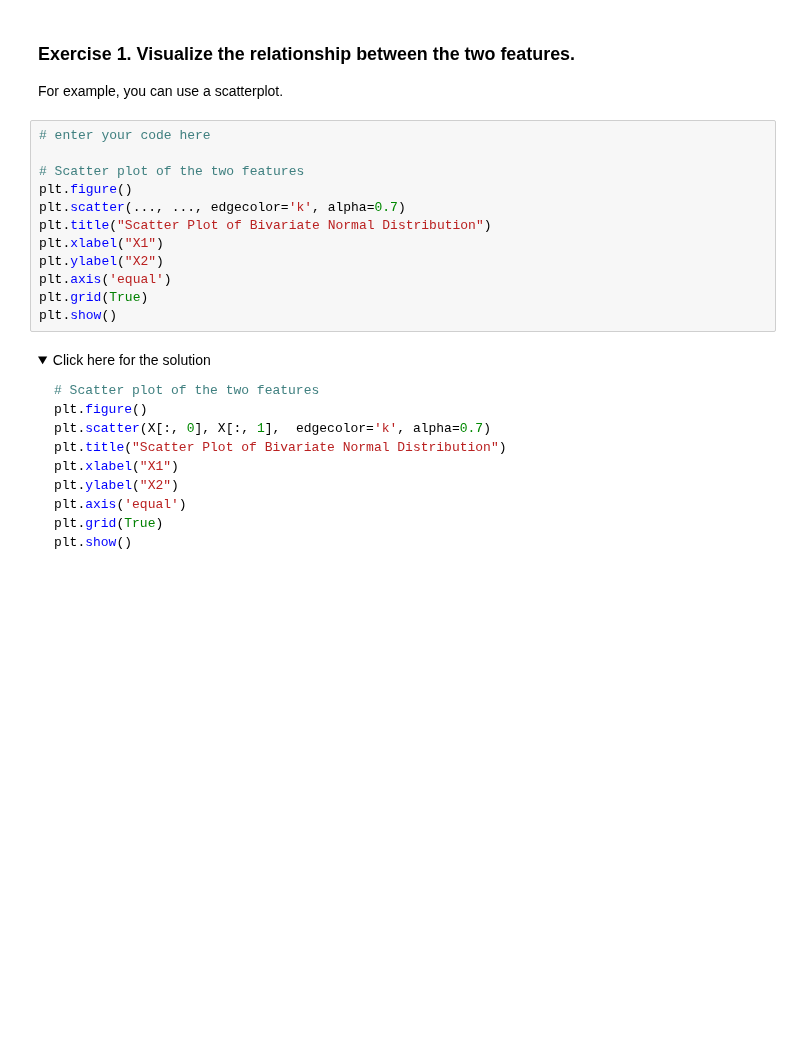
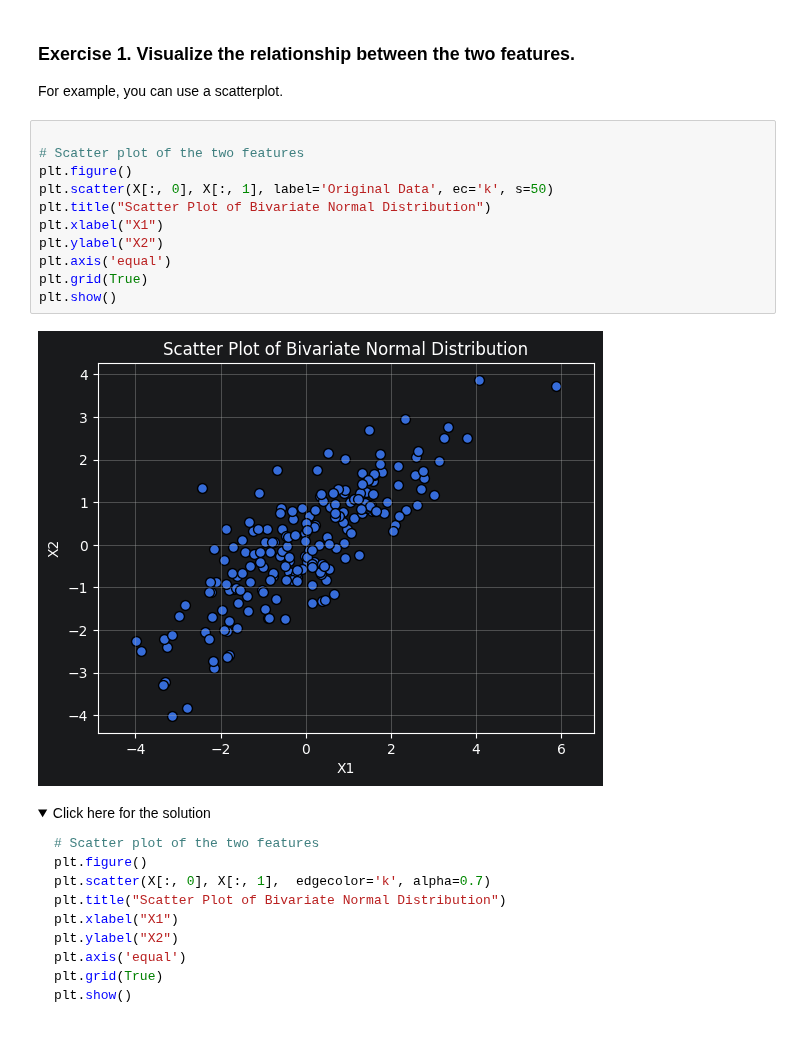
Before and after one commit to Mahaabujabal/ML-Projects, a Jupyter notebook: Build Unsupervised Learning Model/PCA-v1.ipynb, the cells around one changed output. Drawn from its saved outputs; the diff is of its cells as text; folded sections open; blank space fills up the shorter version.

```diff
--- a/Build Unsupervised Learning Model/PCA-v1.ipynb
+++ b/Build Unsupervised Learning Model/PCA-v1.ipynb
@@ -68,17 +86,18 @@ X = np.random.multivariate_normal(mean=mean, cov=cov, size=200)
 ### Exercise 1. Visualize the relationship between the two features.
 For example, you can use a scatterplot.
 # %%
-# enter your code here
 
 # Scatter plot of the two features
 plt.figure()
-plt.scatter(..., ..., edgecolor='k', alpha=0.7)
+plt.scatter(X[:, 0], X[:, 1], label='Original Data', ec='k', s=50)
 plt.title("Scatter Plot of Bivariate Normal Distribution")
 plt.xlabel("X1")
 plt.ylabel("X2")
 plt.axis('equal')
 plt.grid(True)
 plt.show()
+# %% [output]
+[figure, added]
 # %% [markdown]
 <details><summary>Click here for the solution</summary>
 
```
Also changed, not shown: parts of 9 cells of this notebook.
